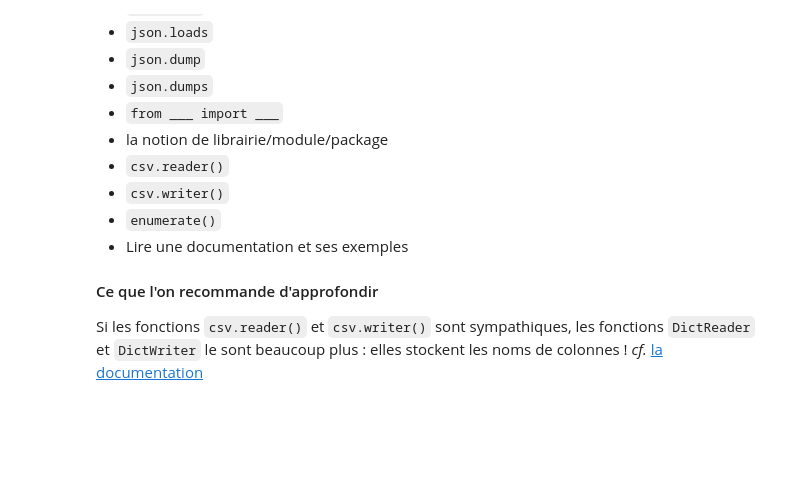
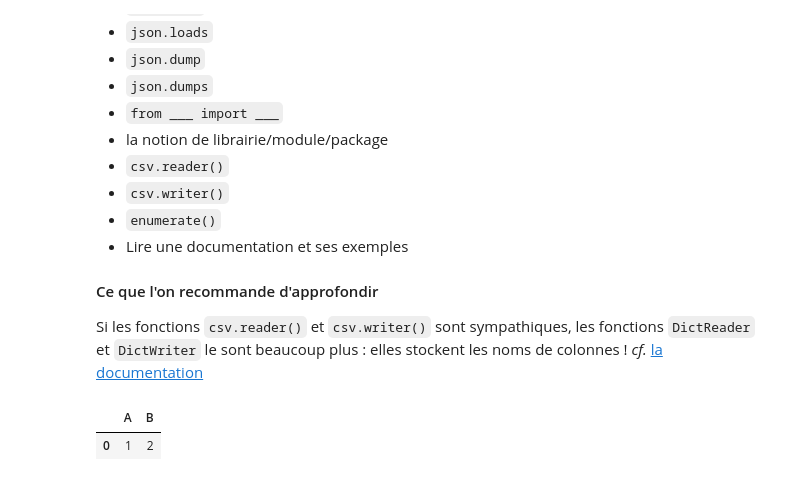
Before and after one commit to laienwu/cad_naterre, a Jupyter notebook: proj2_LesFormats de donnees.ipynb, the cells around one changed output. Cells and saved outputs as stored; diff of their text form; code cells hidden in the pictures; blank space fills up the shorter version.

```diff
--- a/proj2_LesFormats de donnees.ipynb
+++ b/proj2_LesFormats de donnees.ipynb
@@ -397,3 +425,10 @@ with open('tttwit.csv', 'w') as f:
 
     for i in range(len(liste_lien)):
         writer.writerow({'liste_lien':liste_lien[i],'liste_auteur':liste_auteur[i],"liste_date":liste_date[i],"liste_tweet":liste_tweet[i]})
+# %%
+import pandas as pd
+dico={"A":1, "B":2}
+pd.DataFrame.from_dict([dico])
+# %% [output]
+|  | A | B |
+| 0 | 1 | 2 |
```
Also changed, not shown: parts of 4 cells of this notebook, 3 other files.
